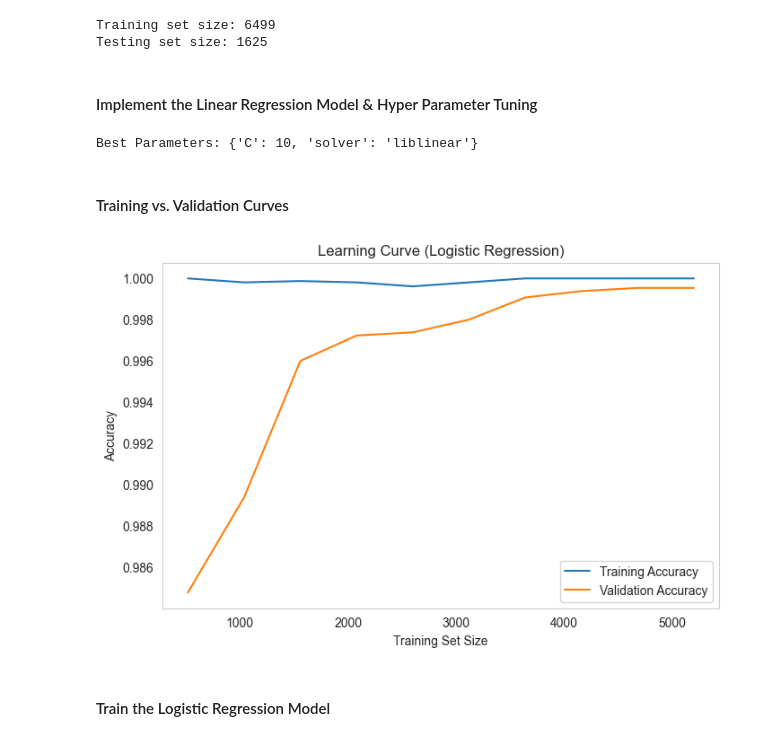
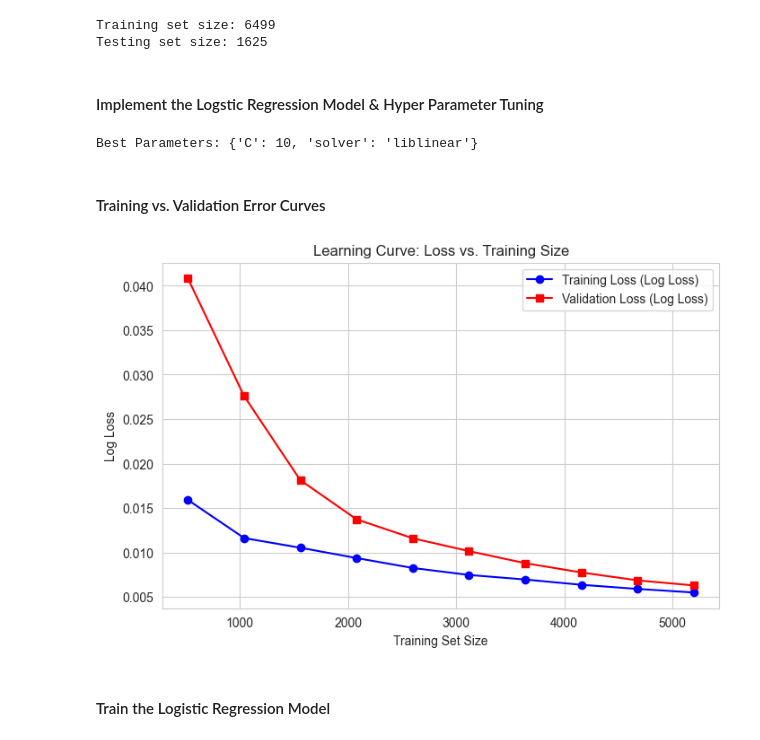
Before and after one commit to EstusFlask/EE559-Project, a Jupyter notebook: logistic_regression.ipynb, the cells around one changed output. Cells and saved outputs as stored; diff of their text form; code cells hidden in the pictures.

```diff
--- a/logistic_regression.ipynb
+++ b/logistic_regression.ipynb
@@ -42,7 +42,7 @@ print(f"Testing set size: {X_test.shape[0]}")
 Training set size: 6499
 Testing set size: 1625
 # %% [markdown]
-#### Implement the Linear Regression Model & Hyper Parameter Tuning
+#### Implement the Logstic Regression Model & Hyper Parameter Tuning
 # %%
 from sklearn.model_selection import GridSearchCV
 from sklearn.linear_model import LogisticRegression
@@ -82,47 +82,53 @@ print("Best Parameters:", grid_search.best_params_)
 # %% [output]
 Best Parameters: {'C': 10, 'solver': 'liblinear'}
 # %% [markdown]
-#### Training vs. Validation Curves
+#### Training vs. Validation Error Curves
 # %%
 from sklearn.model_selection import learning_curve
 import numpy as np
 import matplotlib.pyplot as plt
 from sklearn.linear_model import LogisticRegression
 
-# Use your best model or re-create it
+# Initialize the model
 model = LogisticRegression(
     **grid_search.best_params_,
     max_iter=500,
     random_state=42
 )
 
+# Generate learning curve data using negative log loss
 train_sizes, train_scores, val_scores = learning_curve(
     estimator=model,
     X=X_train,
     y=y_train,
     train_sizes=np.linspace(0.1, 1.0, 10),
     cv=5,
-    scoring='accuracy',
+    scoring='neg_log_loss',
     n_jobs=-1
 )
 
-# Mean and std
-train_mean = train_scores.mean(axis=1)
-val_mean = val_scores.mean(axis=1)
+# Convert negative log loss to positive log loss
+train_loss = -train_scores
+val_loss = -val_scores
 
-# Plot
-plt.figure(figsize=(8,5))
-plt.plot(train_sizes, train_mean, label="Training Accuracy")
-plt.plot(train_sizes, val_mean, label="Validation Accuracy")
+# Calculate the mean loss across all cross-validation folds
+train_mean_loss = train_loss.mean(axis=1)
+val_mean_loss = val_loss.mean(axis=1)
 
+# Plot the training and validation loss curves
+plt.figure(figsize=(8, 5))
+plt.plot(train_sizes, train_mean_loss, label="Training Loss (Log Loss)", color="blue", marker="o")
+plt.plot(train_sizes, val_mean_loss, label="Validation Loss (Log Loss)", color="red", marker="s")
+
+# Set labels, title, and chart properties
 plt.xlabel("Training Set Size")
-plt.ylabel("Accuracy")
-plt.title("Learning Curve (Logistic Regression)")
+plt.ylabel("Log Loss")
+plt.title("Learning Curve: Loss vs. Training Size")
 plt.legend()
-plt.grid()
+plt.grid(True)
 plt.show()
 # %% [output]
-[figure, old version]
+[figure, new version]
 # %% [markdown]
 #### Train the Logistic Regression Model
 # %%
```
Also changed, not shown: parts of 1 cell of this notebook, 1 other file.
